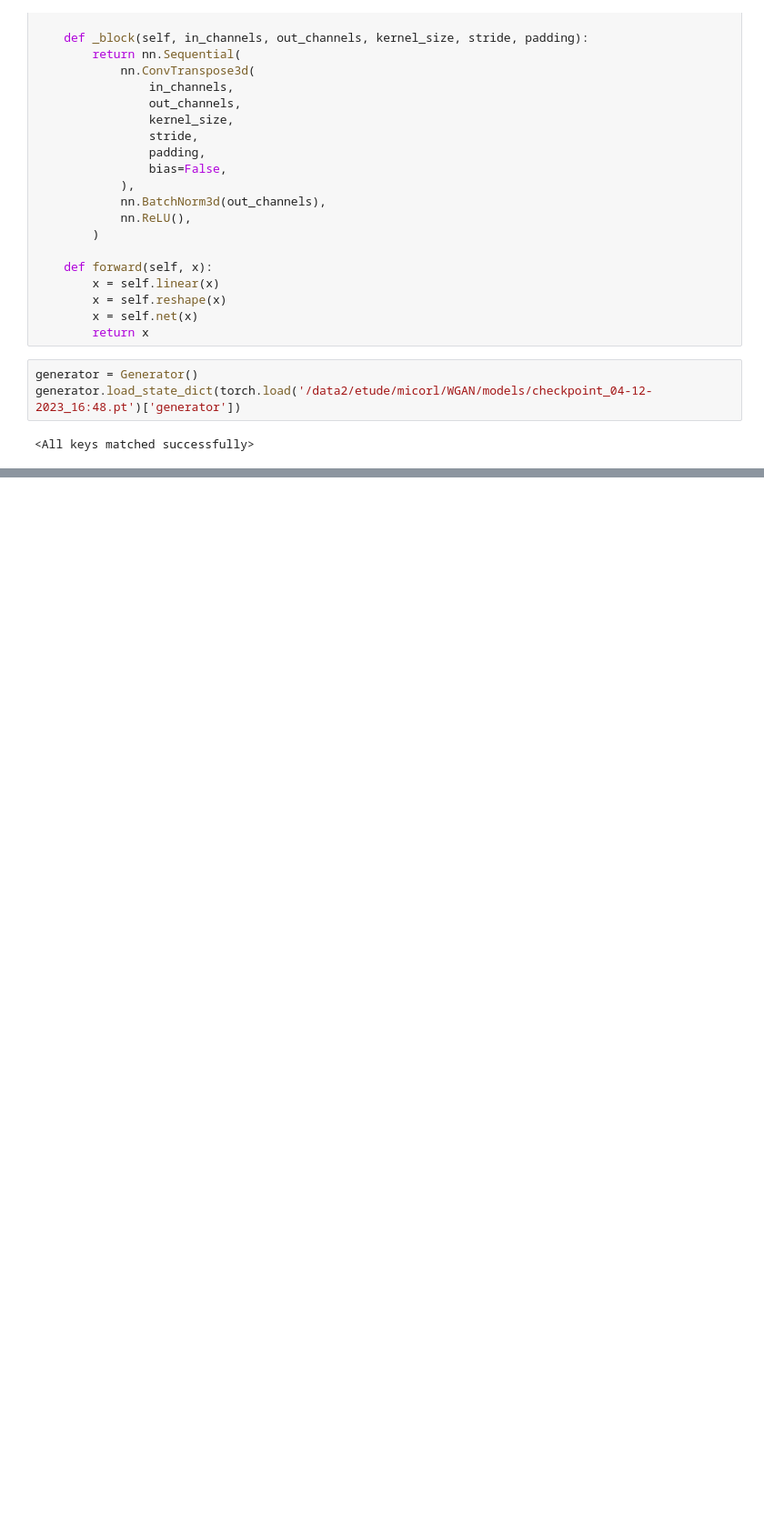
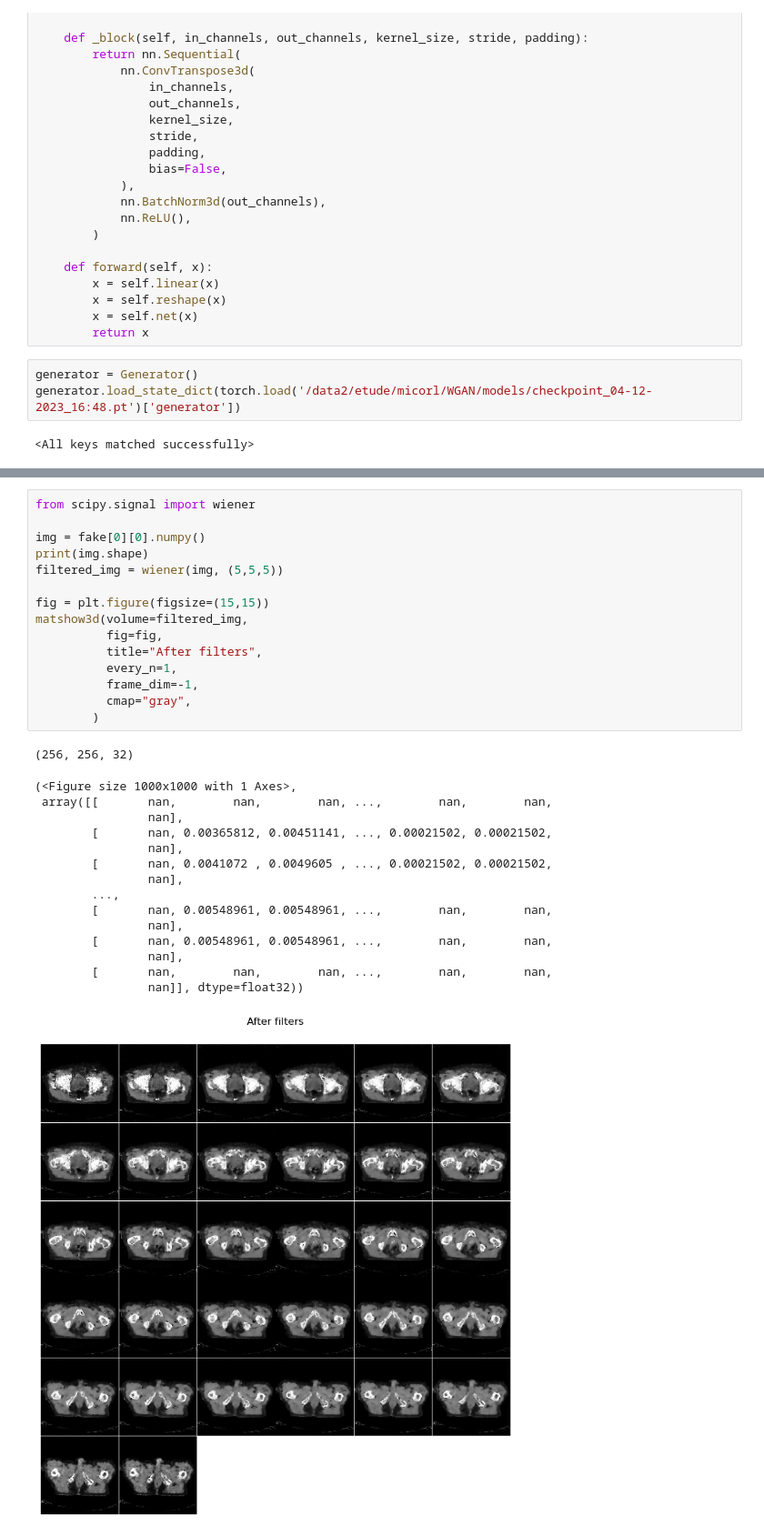
Before and after one commit to kaamka/3D-CT-images-augmentation, a Jupyter notebook: load_model.ipynb, the cells around one changed output, grey strips where cells are left out. Shown at 91% size. Cells and saved outputs as stored; diff of their text form; blank space fills up the shorter version.

```diff
--- a/load_model.ipynb
+++ b/load_model.ipynb
@@ -61,0 +97,32 @@ with torch.no_grad():
+# %%
+from scipy.signal import wiener
+
+img = fake[0][0].numpy()
+print(img.shape)
+filtered_img = wiener(img, (5,5,5))
+
+fig = plt.figure(figsize=(15,15))
+matshow3d(volume=filtered_img,
+          fig=fig,
+          title="After filters",
+          every_n=1,
+          frame_dim=-1,
+          cmap="gray",
+        )
+# %% [output]
+(256, 256, 32)
+(<Figure size 1000x1000 with 1 Axes>,
+ array([[       nan,        nan,        nan, ...,        nan,        nan,
+                nan],
+        [       nan, 0.00365812, 0.00451141, ..., 0.00021502, 0.00021502,
+                nan],
+        [       nan, 0.0041072 , 0.0049605 , ..., 0.00021502, 0.00021502,
+                nan],
+        ...,
+        [       nan, 0.00548961, 0.00548961, ...,        nan,        nan,
+                nan],
+        [       nan, 0.00548961, 0.00548961, ...,        nan,        nan,
+                nan],
+        [       nan,        nan,        nan, ...,        nan,        nan,
+                nan]], dtype=float32))
+[figure, added]
```
Also changed, not shown: parts of 3 cells of this notebook.
